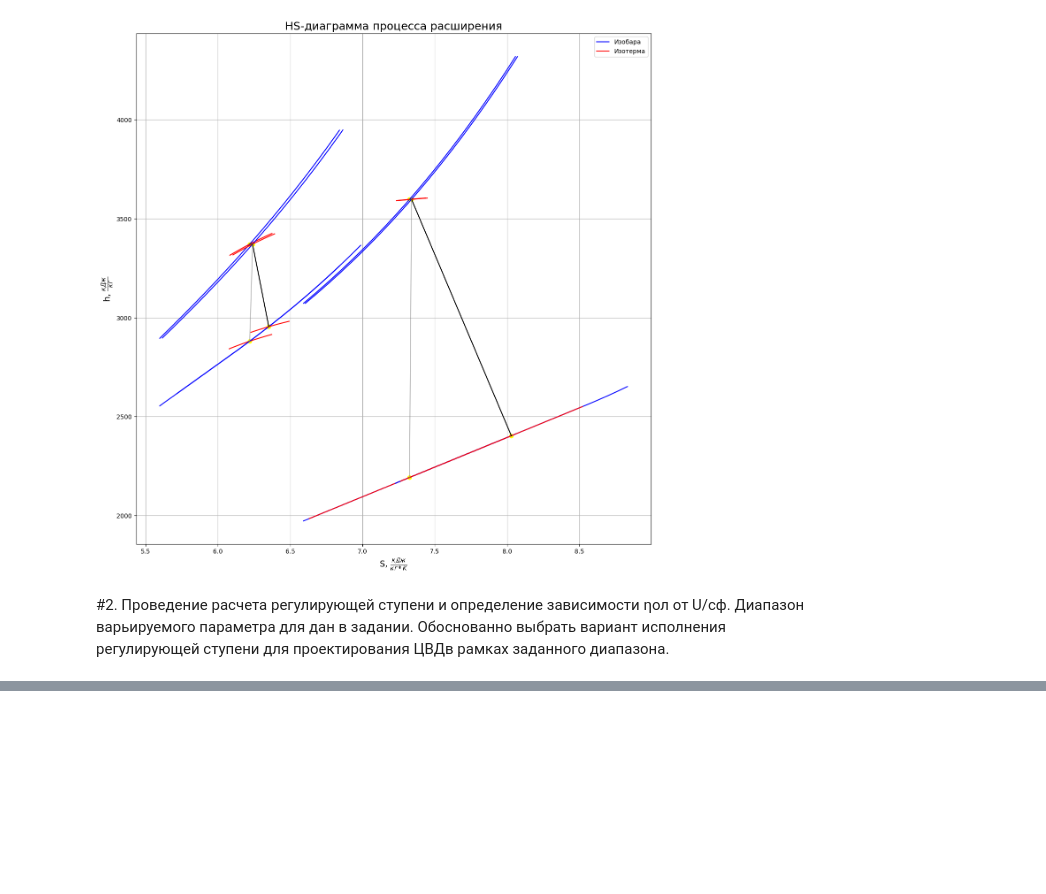
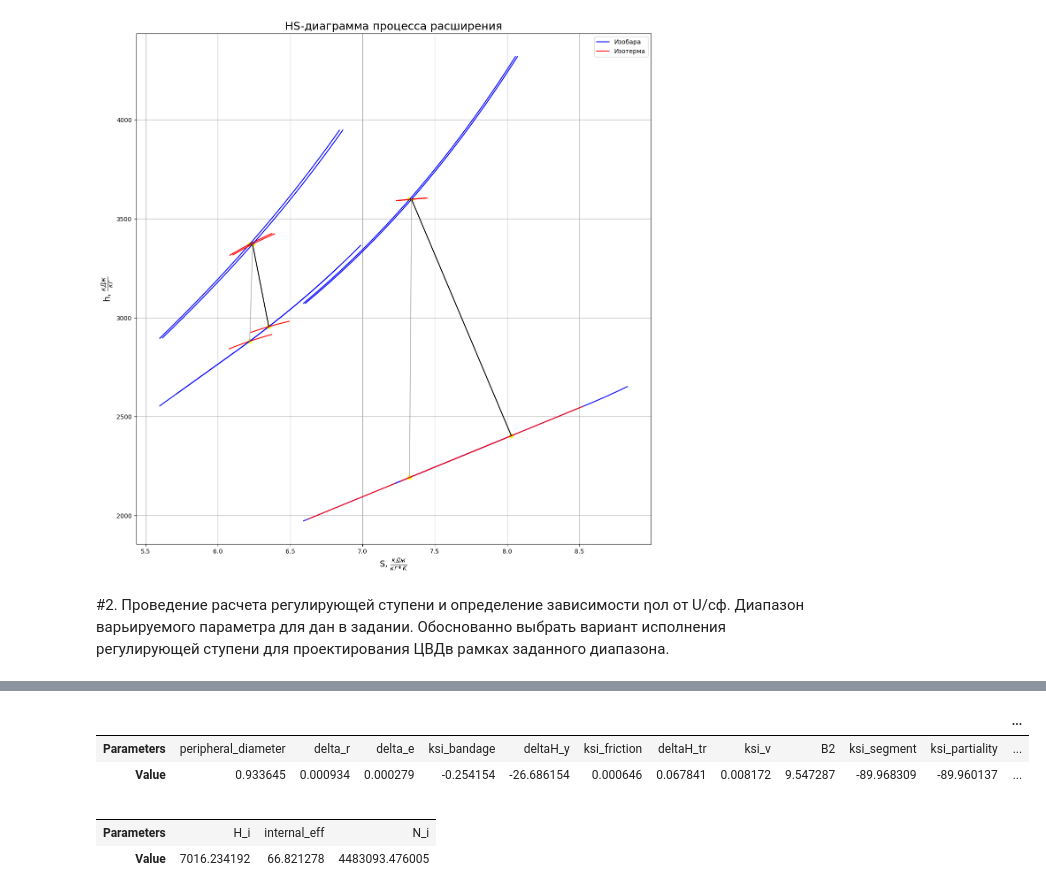
Before and after one commit to AndreyBarTF/turbines_autumn_2022-Homework, a Jupyter notebook: Пункт_1_2.ipynb, the cells around one changed output, grey strips where cells are left out. Cells and saved outputs as stored; diff of their text form; code cells hidden in the pictures; blank space fills up the shorter version.

```diff
--- a/Пункт_1_2.ipynb
+++ b/Пункт_1_2.ipynb
@@ -499,0 +555,67 @@ delta_Hp, delta_Hvc, E0, eff, eff_, delta_eff = calculation_of_relative_blade_ef
+# %%
+import math as ma
+#определение параметров для расчета внутреннего КПД
+def determination_of_parameters_for_calculating_internal_efficiency(avg_diameter, l2, eff, F1, ro, E0, u_cf):
+  peripheral_diameter = avg_diameter + l2
+  mu_a = 0.5
+  delta_a = 0.0025
+  mu_r = 0.75
+  delta_r = 0.001 * peripheral_diameter
+  z = 6
+  delta_e = ma.pow((1 / (mu_a * delta_a) ** 2) + (z / (mu_r * delta_r) ** 2), -0.5)
+  ksi_bandage = ((ma.pi * peripheral_diameter * delta_e * eff) / F1) * ma.sqrt(ro + 1.8 * (l2 / avg_diameter))
+  deltaH_y = ksi_bandage * E0
+  k_tr = 0.7 * 10 ** -3
+  ksi_friction = ((k_tr * ma.pow(avg_diameter, 2)) / F1) * ma.pow(u_cf, 3)
+  deltaH_tr = ksi_friction * E0
+  k_v = 0.065
+  m = 1
+  ksi_v = (k_v / ma.sin(ma.radians(alpha1_e))) * ((1 - e_opt) / e_opt) * ma.pow(u_cf, 3) * m
+  B2 = b2 * ma.sin(ma.radians(beta2_ust))
+  i = 4
+  ksi_segment = 0.25 * ((B2 * l2) / F1) * (u_cf) * eff * i
+  ksi_partiality = ksi_v + ksi_segment
+  deltaH_partiality = ksi_partiality * E0
+  return peripheral_diameter, delta_r, delta_e, ksi_bandage, deltaH_y, ksi_friction, deltaH_tr, ksi_v, B2, ksi_segment, ksi_partiality, deltaH_partiality
+
+def data_output9(peripheral_diameter, delta_r, delta_e, ksi_bandage, deltaH_y, ksi_friction, deltaH_tr, ksi_v, B2, ksi_segment, ksi_partiality, deltaH_partiality):
+  d = {
+     'Parameters': ["peripheral_diameter", "delta_r", "delta_e", "ksi_bandage", "deltaH_y", "ksi_friction", "deltaH_tr", "ksi_v", "B2", "ksi_segment", "ksi_partiality", "deltaH_partiality"],
+    'Value': [peripheral_diameter, delta_r, delta_e, ksi_bandage, deltaH_y, ksi_friction, deltaH_tr, ksi_v, B2, ksi_segment, ksi_partiality, deltaH_partiality]
+  }
+  df = pd.DataFrame(data=d)
+  blankIndex=[''] * len(df)
+  df.index=blankIndex
+  display(df.transpose())
+  print()
+
+data_output9(*determination_of_parameters_for_calculating_internal_efficiency(avg_diameter, l2, eff, F1, ro, E0, u_cf))
+peripheral_diameter, delta_r, delta_e, ksi_bandage, deltaH_y, ksi_friction, deltaH_tr, ksi_v, B2, ksi_segment, ksi_partiality, deltaH_partiality = determination_of_parameters_for_calculating_internal_efficiency(avg_diameter, l2, eff, F1, ro, E0, u_cf)
+#расчет внутреннего относительного КПД
+def calculation_of_internal_relative_efficiency(E0, delta_Hc, delta_Hp, delta_Hvc, deltaH_y, deltaH_tr, deltaH_partiality):
+  x_vc = 0
+  H_i = E0 - delta_Hc - delta_Hp - (1 - x_vc) * delta_Hvc - deltaH_y - deltaH_tr - deltaH_partiality
+  internal_eff = H_i / E0
+  N_i = G_0 * H_i
+  return H_i, internal_eff, N_i
+
+def data_output10(H_i, internal_eff, N_i):
+  d = {
+     'Parameters': ["H_i", "internal_eff", "N_i"],
+    'Value': [H_i, internal_eff, N_i]
+  }
+  df = pd.DataFrame(data=d)
+  blankIndex=[''] * len(df)
+  df.index=blankIndex
+  display(df.transpose())
+  print()
+
+data_output10(*calculation_of_internal_relative_efficiency(E0, delta_Hc, delta_Hp, delta_Hvc, deltaH_y, deltaH_tr, deltaH_partiality))
+H_i, internal_eff, N_i = calculation_of_internal_relative_efficiency(E0, delta_Hc, delta_Hp, delta_Hvc, deltaH_y, deltaH_tr, deltaH_partiality)
+# %% [output]
+|  |  |  |  |  |  |  |  |  |  |  |  | ... |
+| Parameters | peripheral_diameter | delta_r | delta_e | ksi_bandage | deltaH_y | ksi_friction | deltaH_tr | ksi_v | B2 | ksi_segment | ksi_partiality | ... |
+| Value | 0.933645 | 0.000934 | 0.000279 | -0.254154 | -26.686154 | 0.000646 | 0.067841 | 0.008172 | 9.547287 | -89.968309 | -89.960137 | ... |
+|  |  |  |  |
+| Parameters | H_i | internal_eff | N_i |
+| Value | 7016.234192 | 66.821278 | 4483093.476005 |
```
Also changed, not shown: parts of 4 cells of this notebook.
